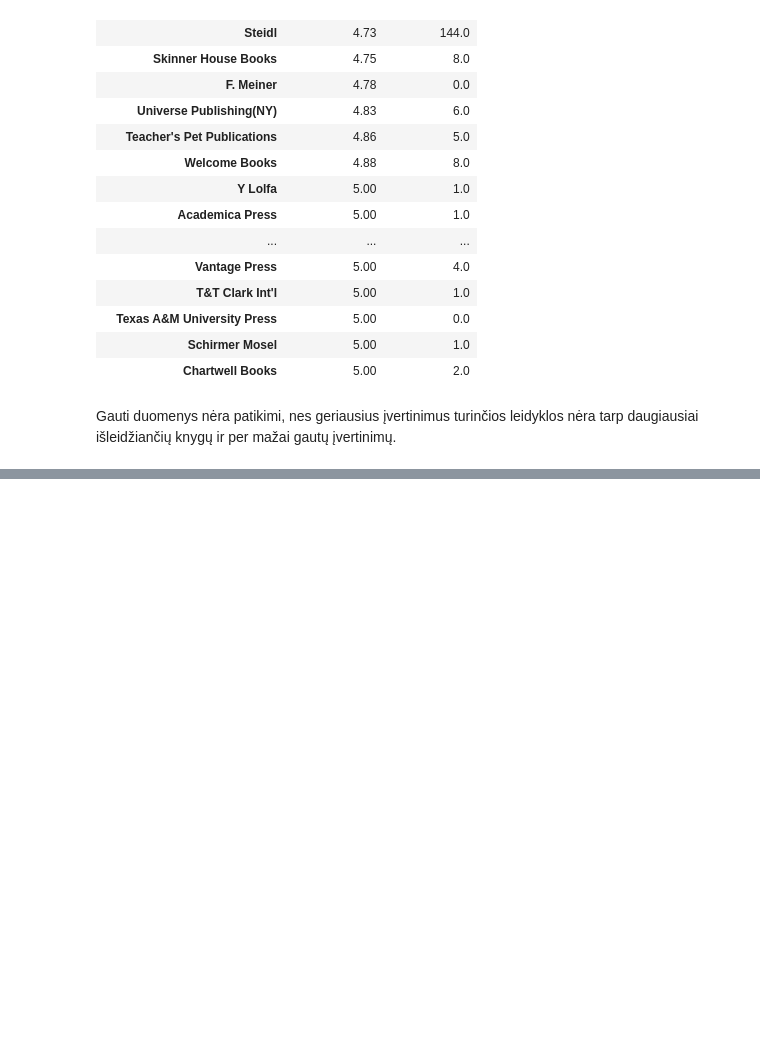
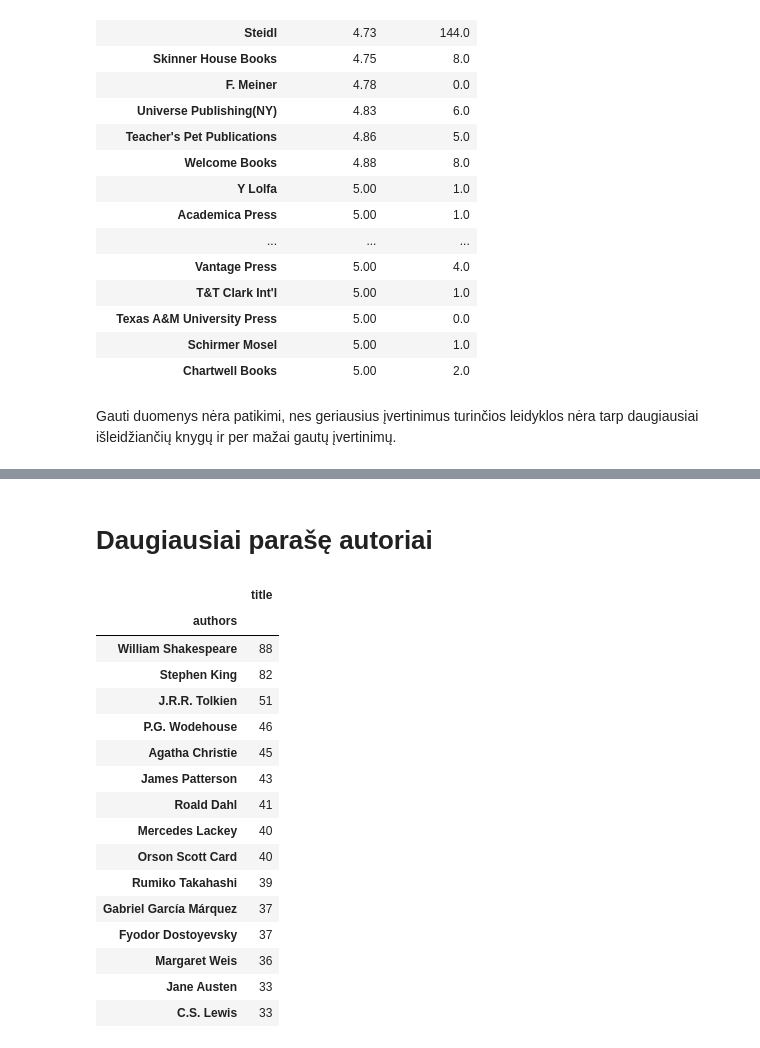
Before and after one commit to GretaMatu/python_mokymai, a Jupyter notebook: baigiamasis_darbas.ipynb, the cells around one changed output, grey strips where cells are left out. Drawn from its saved outputs; the diff is of its cells as text; code cells hidden in the pictures; blank space fills up the shorter version.

```diff
--- a/baigiamasis_darbas.ipynb
+++ b/baigiamasis_darbas.ipynb
@@ -324,0 +340,23 @@ Gauti duomenys nėra patikimi, nes geriausius įvertinimus turinčios leidyklos
+# %% [markdown]
+# Daugiausiai parašę autoriai
+# %%
+most_books = books.groupby(['authors'])['title'].count().reset_index().sort_values('title', ascending=False).head(15).set_index('authors')
+most_books
+# %% [output]
+|  | title |
+| authors |  |
+| William Shakespeare | 88 |
+| Stephen King | 82 |
+| J.R.R. Tolkien | 51 |
+| P.G. Wodehouse | 46 |
+| Agatha Christie | 45 |
+| James Patterson | 43 |
+| Roald Dahl | 41 |
+| Mercedes Lackey | 40 |
+| Orson Scott Card | 40 |
+| Rumiko Takahashi | 39 |
+| Gabriel García Márquez | 37 |
+| Fyodor Dostoyevsky | 37 |
+| Margaret Weis | 36 |
+| Jane Austen | 33 |
+| C.S. Lewis | 33 |
```
Also changed, not shown: parts of 4 cells of this notebook.
